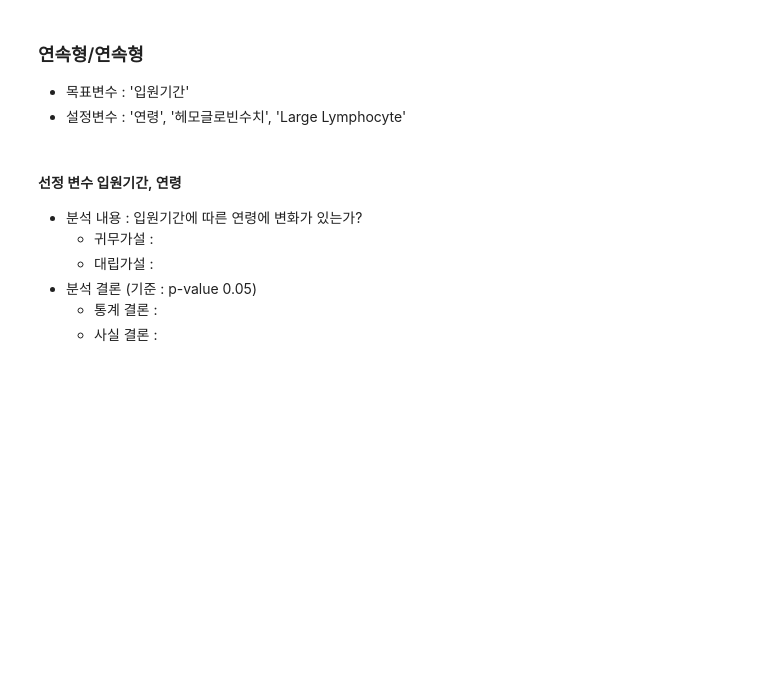
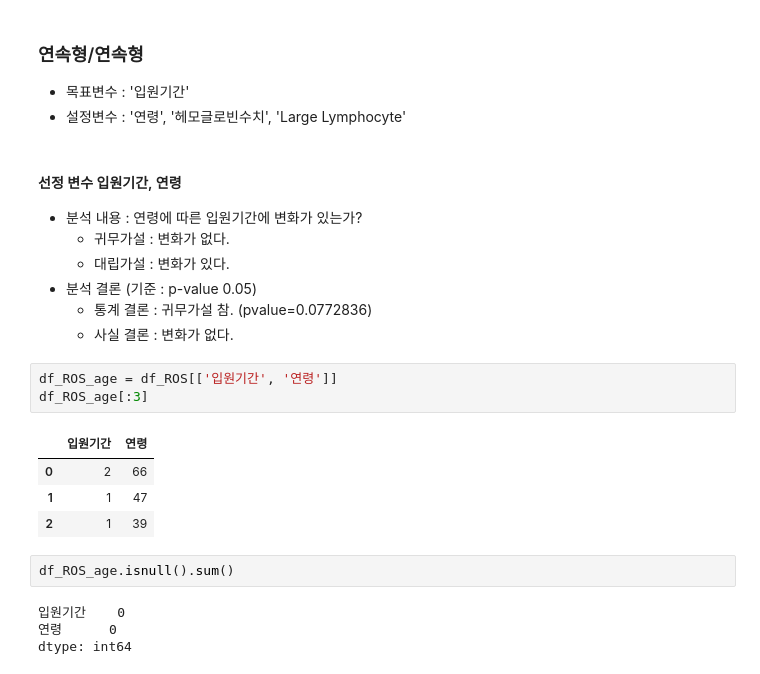
Before and after one commit to estskyway/toy_data_analysis, a Jupyter notebook: code/CDA/RecurrenceOfSurgery_Toto_CDA_Condition.ipynb, the cells around one changed output. Cells and saved outputs as stored; diff of their text form; blank space fills up the shorter version.

```diff
--- a/code/CDA/RecurrenceOfSurgery_Toto_CDA_Condition.ipynb
+++ b/code/CDA/RecurrenceOfSurgery_Toto_CDA_Condition.ipynb
@@ -78,9 +223,23 @@ df_ROS.info()
 - 설정변수 : '연령', '헤모글로빈수치', 'Large Lymphocyte'
 # %% [markdown]
 #### 선정 변수 입원기간, 연령
-- 분석 내용 : 입원기간에 따른 연령에 변화가 있는가?
-    - 귀무가설 :
-    - 대립가설 :
+- 분석 내용 : 연령에 따른 입원기간에 변화가 있는가?
+    - 귀무가설 : 변화가 없다.
+    - 대립가설 : 변화가 있다.
 - 분석 결론 (기준 : p-value 0.05)
-    - 통계 결론 :
-    - 사실 결론 :
+    - 통계 결론 : 귀무가설 참. (pvalue=0.0772836)
+    - 사실 결론 : 변화가 없다.
+# %%
+df_ROS_age = df_ROS[['입원기간', '연령']]
+df_ROS_age[:3]
+# %% [output]
+|  | 입원기간 | 연령 |
+| 0 | 2 | 66 |
+| 1 | 1 | 47 |
+| 2 | 1 | 39 |
+# %%
+df_ROS_age.isnull().sum()
+# %% [output]
+입원기간    0
+연령      0
+dtype: int64
```
Also changed, not shown: parts of 61 cells of this notebook.
